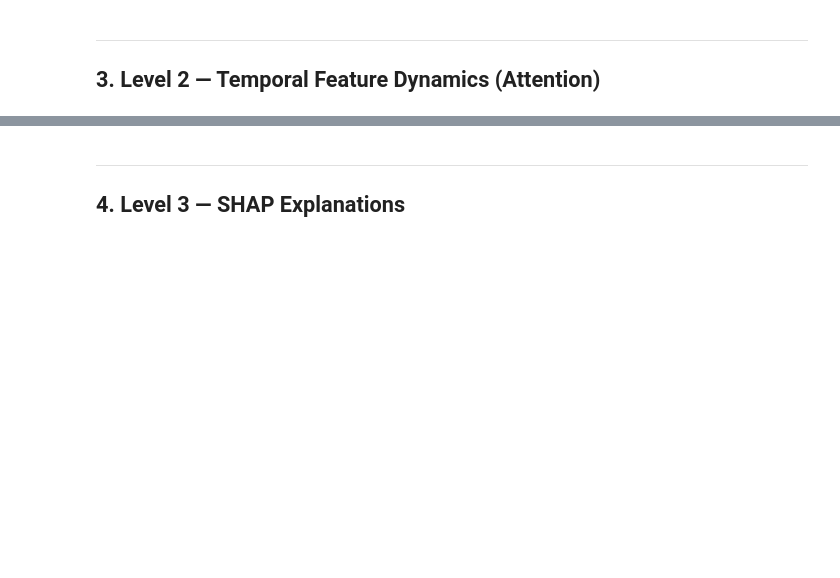
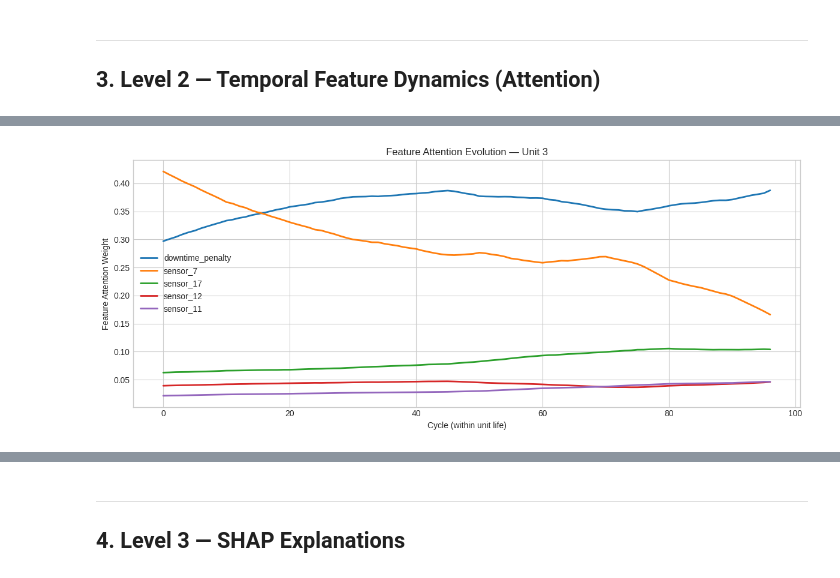
Before and after one commit to f-khadija-benzine/PhD-Project-, a Jupyter notebook: notebooks/W08_Explainability.ipynb, the cells around one changed output, grey strips where cells are left out. Drawn from its saved outputs; the diff is of its cells as text; code cells hidden in the pictures; blank space fills up the shorter version.

```diff
--- a/notebooks/W08_Explainability.ipynb
+++ b/notebooks/W08_Explainability.ipynb
@@ -182,7 +257,21 @@ elif isinstance(outputs, list):
 # %%
-attn_result = analyze_attention_temporal(attn_model, X_test_aficv, fn_aficv)
+outputs = attn_model.predict(X_test_aficv, batch_size=256, verbose=0)
 
-print("=== Mean Feature Attention Weights ===")
+fw = outputs['feature_weights']   # (samples, timesteps, features)
+tw = outputs['temporal_weights']  # (samples, timesteps)
+
+attn_result = {
+    'feature_weights': fw,
+    'temporal_weights': tw,
+    'feature_names': fn_aficv,
+    'mean_feature_weights': np.mean(fw, axis=(0, 1)),  # average over samples AND timesteps → (features,)
+    'mean_temporal_weights': np.mean(tw, axis=0),       # average over samples → (timesteps,)
+}
+
+print(f"Feature weights: {fw.shape} → mean: {attn_result['mean_feature_weights'].shape}")
+print(f"Temporal weights: {tw.shape} → mean: {attn_result['mean_temporal_weights'].shape}")
+
+print("\n=== Mean Feature Attention Weights ===")
 for i, (name, weight) in enumerate(
     sorted(zip(fn_aficv, attn_result['mean_feature_weights']),
            key=lambda x: -x[1])):
@@ -193,0 +313,34 @@ plot_attention_heatmap(attn_result,
+# %%
+# Temporal evolution of feature attention for unit 1
+unit_id = 3
+T = len(te_aficv[te_aficv['unit'] == unit_id])
+n_win = max(T - (W - 1), 0)
+
+# Get start index for this unit
+start = 0
+for u in sorted(te_aficv['unit'].unique()):
+    if u == unit_id:
+        break
+    T_u = len(te_aficv[te_aficv['unit'] == u])
+    start += max(T_u - (W - 1), 0)
+
+unit_fw = attn_result['feature_weights'][start:start+n_win]  # (n_win, 30, 16)
+# Average over the window dimension → (n_win, 16) = feature importance at each cycle
+unit_fw_avg = np.mean(unit_fw, axis=1)
+
+# Plot top 5 features over the unit's life
+top5 = np.argsort(np.mean(unit_fw_avg, axis=0))[::-1][:5]
+
+fig, ax = plt.subplots(figsize=(12, 5))
+for idx in top5:
+    ax.plot(range(n_win), unit_fw_avg[:, idx], label=fn_aficv[idx], linewidth=2)
+ax.set_xlabel('Cycle (within unit life)')
+ax.set_ylabel('Feature Attention Weight')
+ax.set_title(f'Feature Attention Evolution — Unit {unit_id}')
+ax.legend()
+plt.tight_layout()
+plt.savefig(f'{SAVE_DIR}/level2_attention_evolution_unit{unit_id}_{TIMESTAMP}.png', dpi=150)
+plt.show()
+plt.close()
+# %% [output]
+[figure, added]
```
Also changed, not shown: parts of 24 cells of this notebook.
